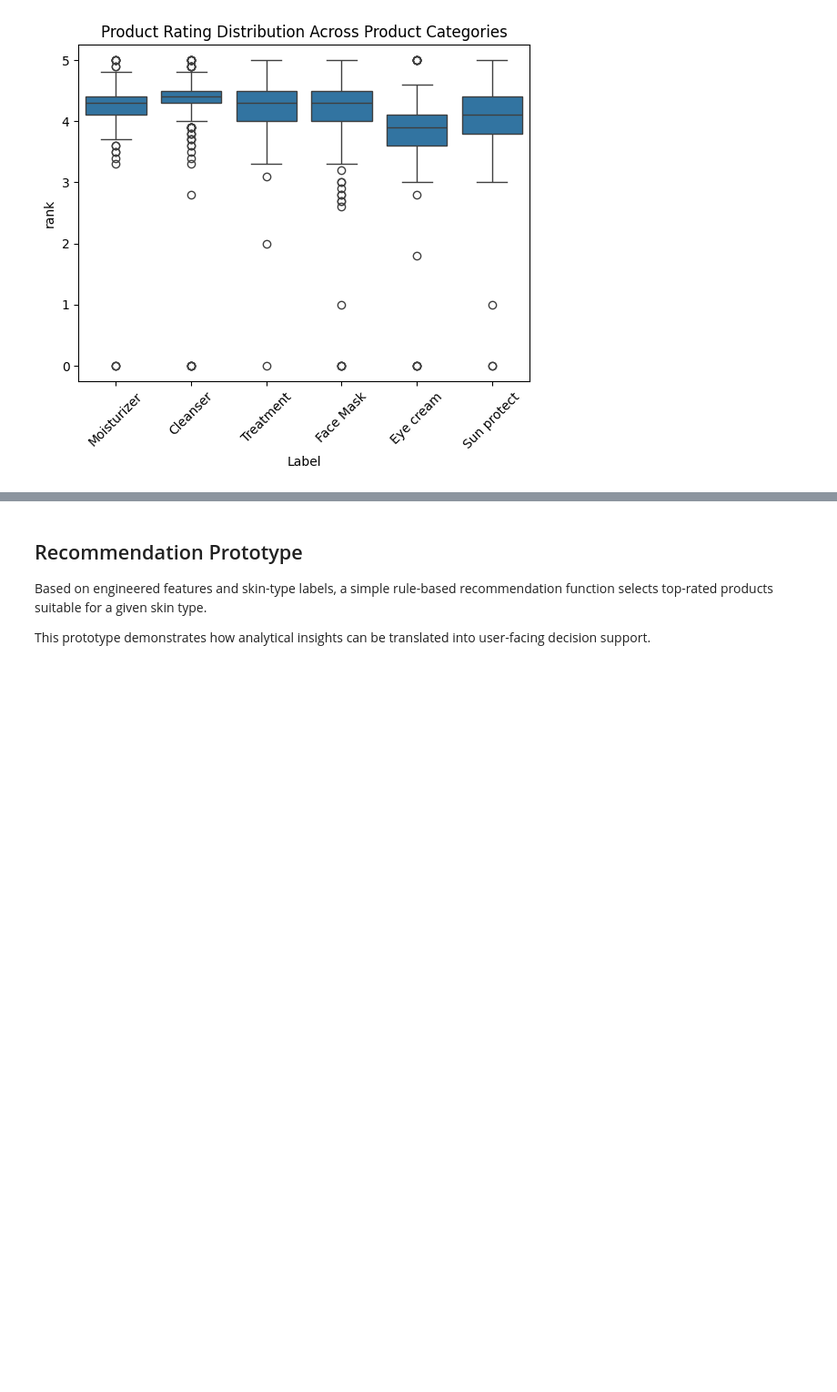
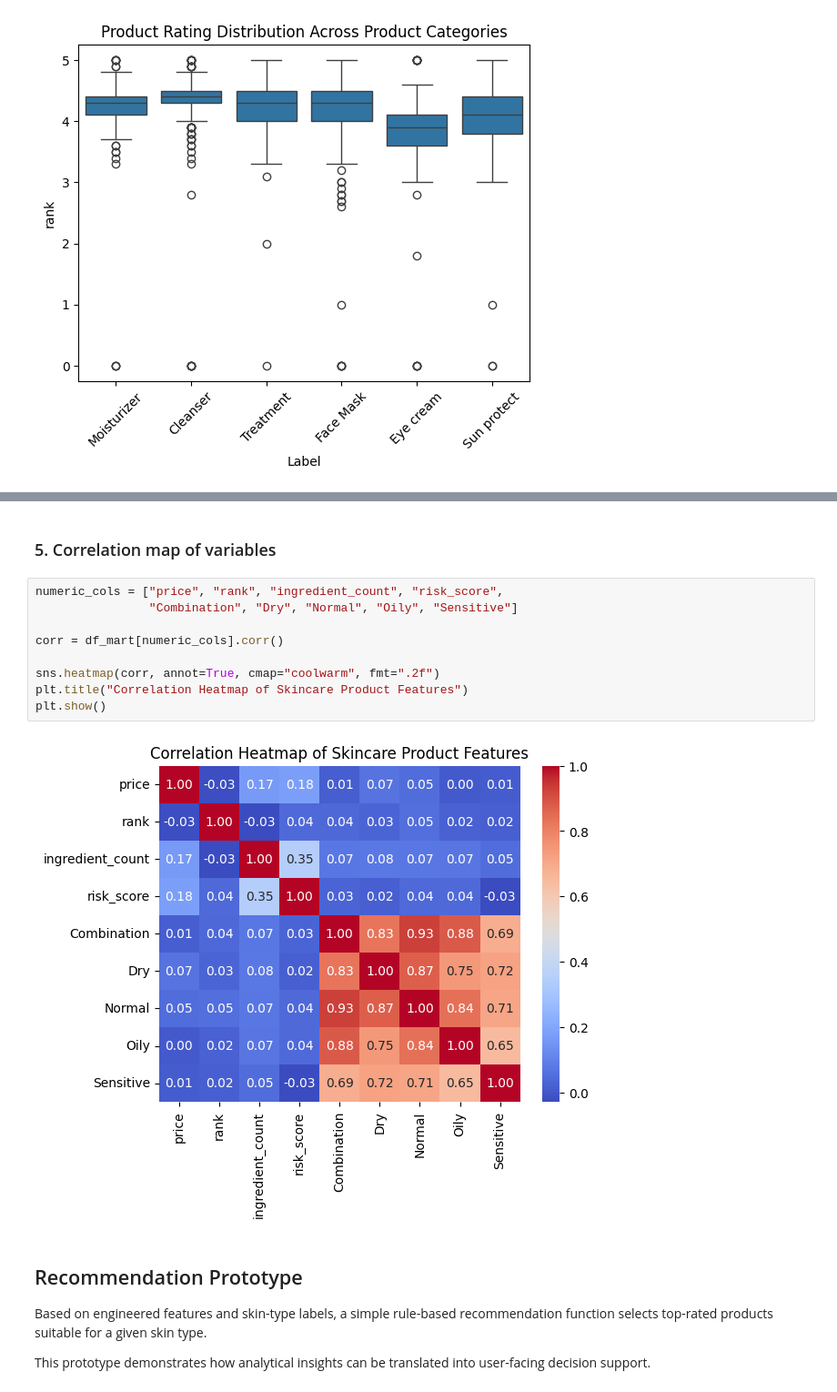
Before and after one commit to rainyliurunlin/SkinMatch, a Jupyter notebook: notebooks/skinmatch_exploration.ipynb, the cells around one changed output, grey strips where cells are left out. Shown at 91% size. Saved outputs shown, nothing was run; the diff lists cells and outputs as text; blank space fills up the shorter version.

```diff
--- a/notebooks/skinmatch_exploration.ipynb
+++ b/notebooks/skinmatch_exploration.ipynb
@@ -300,3 +325,16 @@ plt.show()
+# %% [markdown]
+### 5. Correlation map of variables
+# %%
+numeric_cols = ["price", "rank", "ingredient_count", "risk_score",
+                "Combination", "Dry", "Normal", "Oily", "Sensitive"]
+
+corr = df_mart[numeric_cols].corr()
+
+sns.heatmap(corr, annot=True, cmap="coolwarm", fmt=".2f")
+plt.title("Correlation Heatmap of Skincare Product Features")
+plt.show()
+# %% [output]
+[figure, added]
 # %% [markdown]
 ## Recommendation Prototype
 
```
Also changed, not shown: parts of 4 cells of this notebook.
